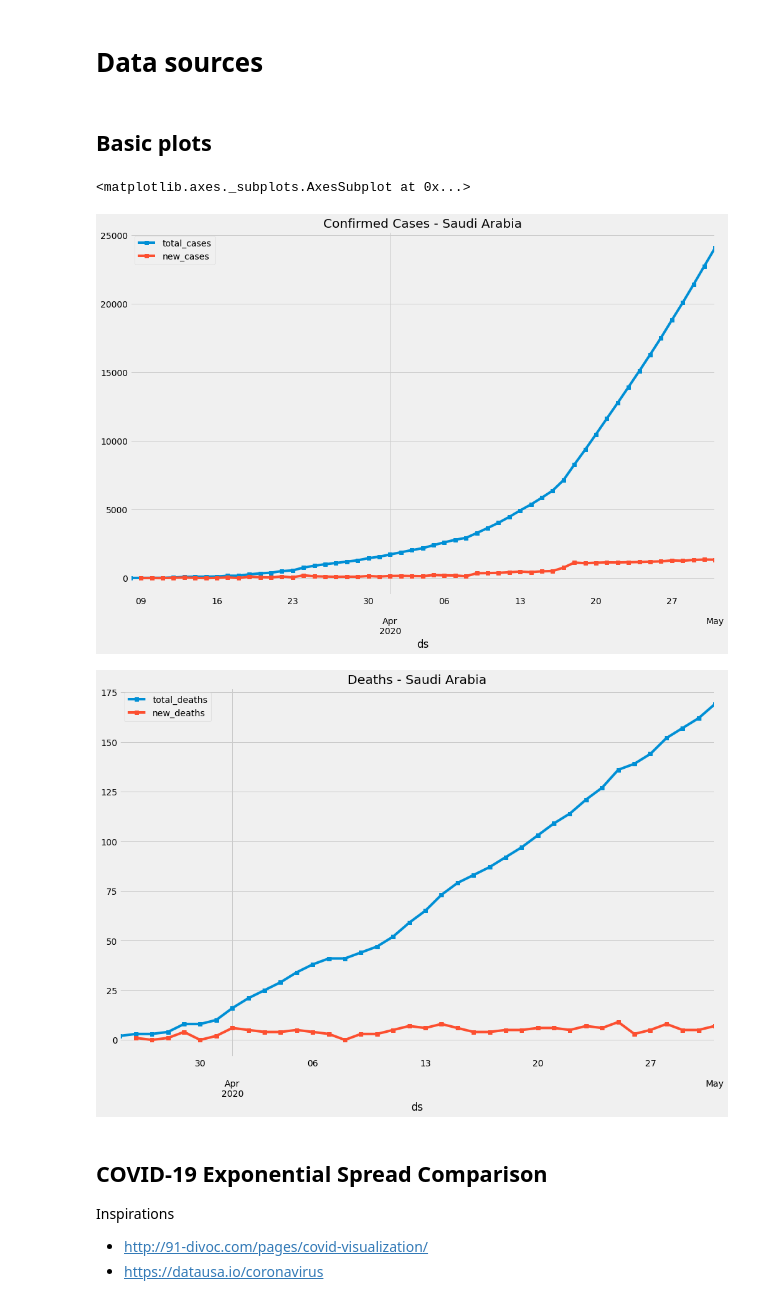
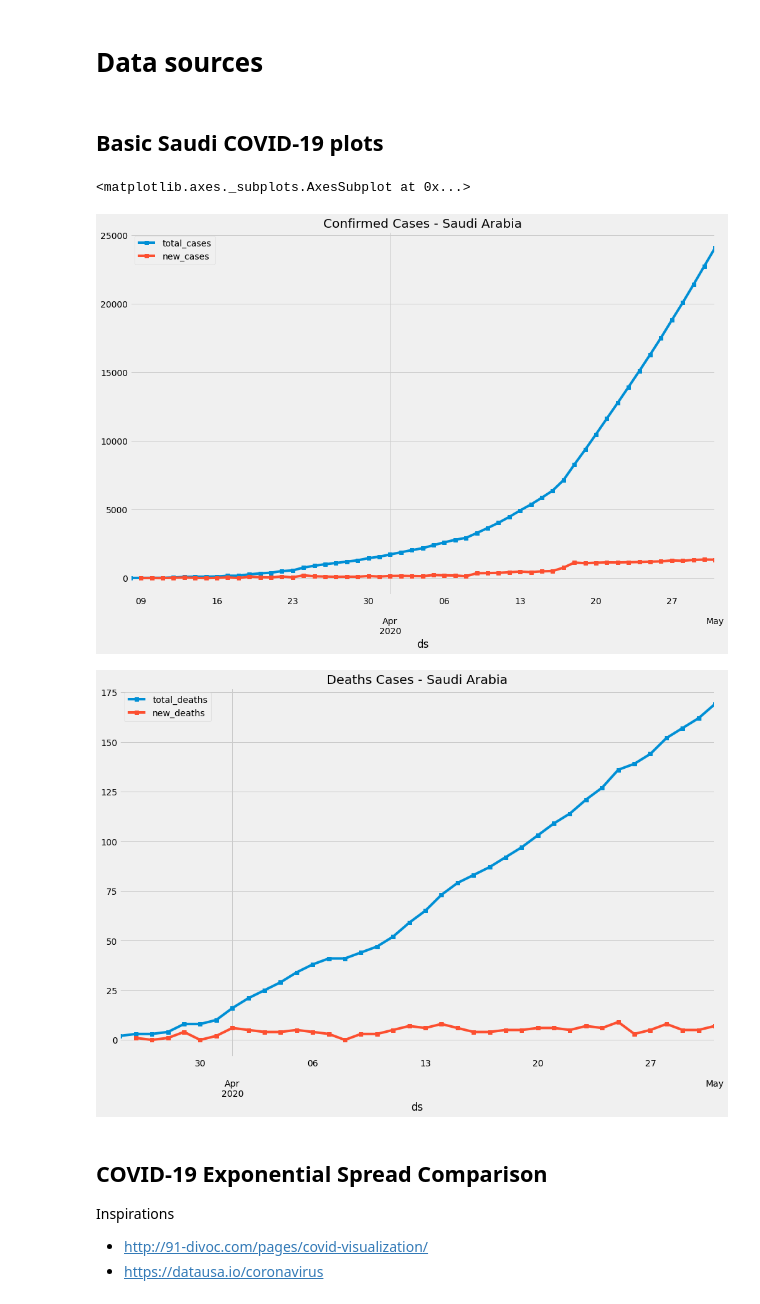
Before and after one commit to alfozan/COVID-19-notebook, a Jupyter notebook: COVID-19-Saudi.ipynb, the cells around one changed output. Cells and saved outputs as stored; diff of their text form; code cells hidden in the pictures.

```diff
--- a/COVID-19-Saudi.ipynb
+++ b/COVID-19-Saudi.ipynb
@@ -45,35 +45,45 @@ def clean_df(raw_df):
 df_confirmed = clean_df(df_confirmed_raw)
 df_deaths = clean_df(df_deaths_raw)
 # %% [markdown]
-## Basic plots
+## Basic Saudi COVID-19 plots
 # %%
-# load Saudi's confirmed cases
+# load confirmed cases
 df_confirmed_saudi = df_confirmed.xs(["Saudi Arabia", np.NaN])
 df_confirmed_saudi = pd.DataFrame(
-    {"ds": pd.to_datetime(df_confirmed_saudi.index), "total_cases": df_confirmed_saudi.values.astype("int32")}
+    {
+        "ds": pd.to_datetime(df_confirmed_saudi.index),
+        "total_cases": df_confirmed_saudi.values.astype("int32"),
+    }
 )
 df_confirmed_saudi = df_confirmed_saudi[(df_confirmed_saudi["total_cases"] > 10)]
 # calculate daily new cases
 df_confirmed_saudi["new_cases"] = df_confirmed_saudi.diff()["total_cases"]
 
-# plot Saudi's confirmed cases
-df_confirmed_saudi.plot(title="Confirmed Cases - Saudi Arabia", x="ds", figsize=(15, 10), marker="s")
+# plot confirmed cases
+df_confirmed_saudi.plot(
+    title="Confirmed Cases - Saudi Arabia", x="ds", figsize=(15, 10), marker="s"
+)
 
-# load Saudi's deaths
+# load deaths cases
 df_deaths_saudi = df_deaths.xs(["Saudi Arabia", np.NaN])
 df_deaths_saudi = pd.DataFrame(
-    {"ds": pd.to_datetime(df_deaths_saudi.index), "total_deaths": df_deaths_saudi.values.astype("int32")}
+    {
+        "ds": pd.to_datetime(df_deaths_saudi.index),
+        "total_deaths": df_deaths_saudi.values.astype("int32"),
+    }
 )
 df_deaths_saudi = df_deaths_saudi[(df_deaths_saudi["total_deaths"] > 1)]
 # calculate daily new cases
 df_deaths_saudi["new_deaths"] = df_deaths_saudi.diff()["total_deaths"]
 
-# plot Saudi's confirmed cases
-df_deaths_saudi.plot(title="Deaths - Saudi Arabia", x="ds", figsize=(15, 10), marker="s")
+# plot death cases
+df_deaths_saudi.plot(
+    title="Deaths Cases - Saudi Arabia", x="ds", figsize=(15, 10), marker="s"
+)
 # %% [output]
 <matplotlib.axes._subplots.AxesSubplot at 0x...>
 [figure]
-[figure, old version]
+[figure, new version]
 # %% [markdown]
 ## COVID-19 Exponential Spread Comparison
 Inspirations
```
Also changed, not shown: parts of 5 cells of this notebook.
